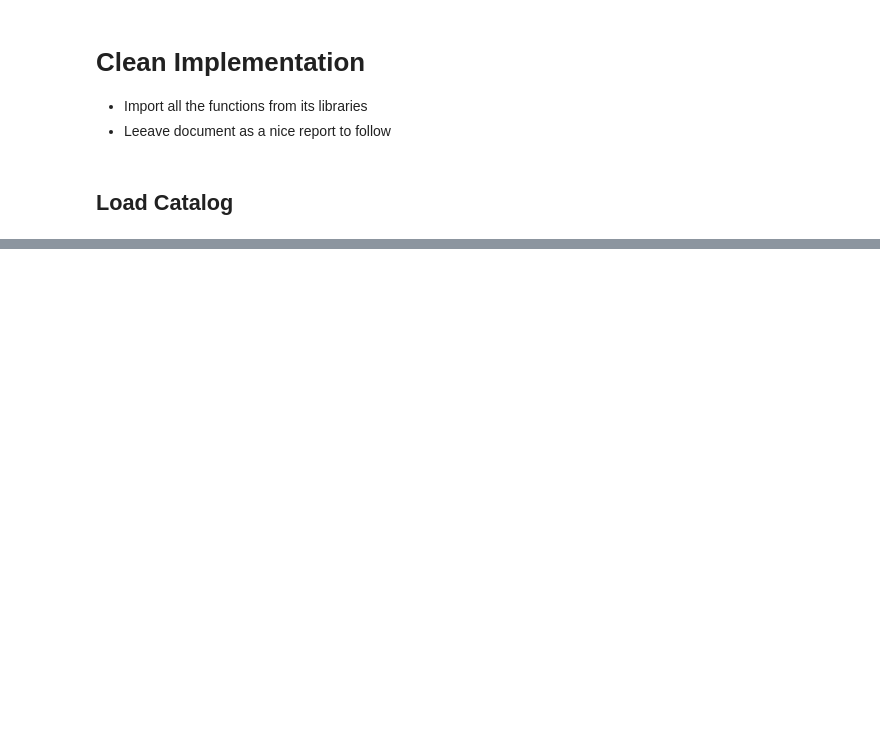
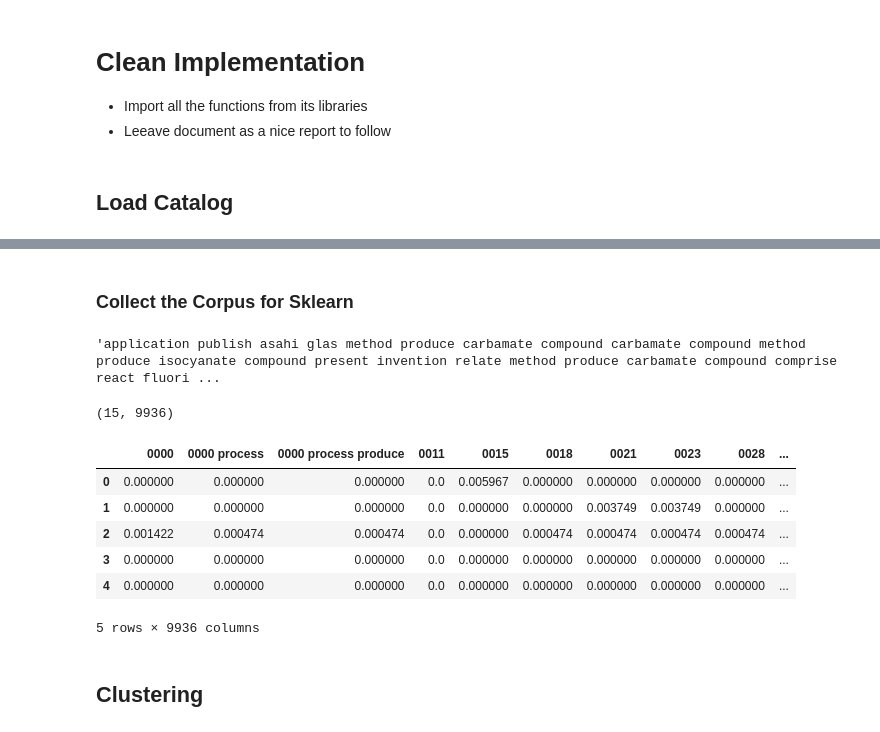
Before and after one commit to shanepeckham/NLP-1, a Jupyter notebook: Complementary_Courses/Personal_Exercises/Flat_Clustering_Right.ipynb, the cells around one changed output, grey strips where cells are left out. Cells and saved outputs as stored; diff of their text form; code cells hidden in the pictures; blank space fills up the shorter version.

```diff
--- a/Complementary_Courses/Personal_Exercises/Flat_Clustering_Right.ipynb
+++ b/Complementary_Courses/Personal_Exercises/Flat_Clustering_Right.ipynb
@@ -32,0 +39,8 @@ catalog = load_catalog(path=paths['catalog'],name='spacy_pipeline_on_US_corpus')
+# %% [markdown]
+### Collect the Corpus for Sklearn
+# %%
+corpus = catalog.collect_corpus(attr='processed_text', form=list)
+document = corpus[0]
+document[:500]
+# %% [output]
+'application publish asahi glas method produce carbamate compound carbamate compound method produce isocyanate compound present invention relate method produce carbamate compound comprise react fluori ...
@@ -32,0 +70,18 @@ catalog = load_catalog(path=paths['catalog'],name='spacy_pipeline_on_US_corpus')
+# %%
+tfidf = catalog.to_matrix(
+    vectorizer=vectorizer,
+    modelname='TFIDF',
+    max_docs=None)
+print(tfidf.representation.shape)
+tfidf.representation.head()
+# %% [output]
+(15, 9936)
+|  | 0000 | 0000 process | 0000 process produce | 0011 | 0015 | 0018 | 0021 | 0023 | 0028 | ... |
+| 0 | 0.000000 | 0.000000 | 0.000000 | 0.0 | 0.005967 | 0.000000 | 0.000000 | 0.000000 | 0.000000 | ... |
+| 1 | 0.000000 | 0.000000 | 0.000000 | 0.0 | 0.000000 | 0.000000 | 0.003749 | 0.003749 | 0.000000 | ... |
+| 2 | 0.001422 | 0.000474 | 0.000474 | 0.0 | 0.000000 | 0.000474 | 0.000474 | 0.000474 | 0.000474 | ... |
+| 3 | 0.000000 | 0.000000 | 0.000000 | 0.0 | 0.000000 | 0.000000 | 0.000000 | 0.000000 | 0.000000 | ... |
+| 4 | 0.000000 | 0.000000 | 0.000000 | 0.0 | 0.000000 | 0.000000 | 0.000000 | 0.000000 | 0.000000 | ... |
+5 rows × 9936 columns
+# %% [markdown]
+## Clustering
```
Also changed, not shown: parts of 10 cells of this notebook, 3 other files.
